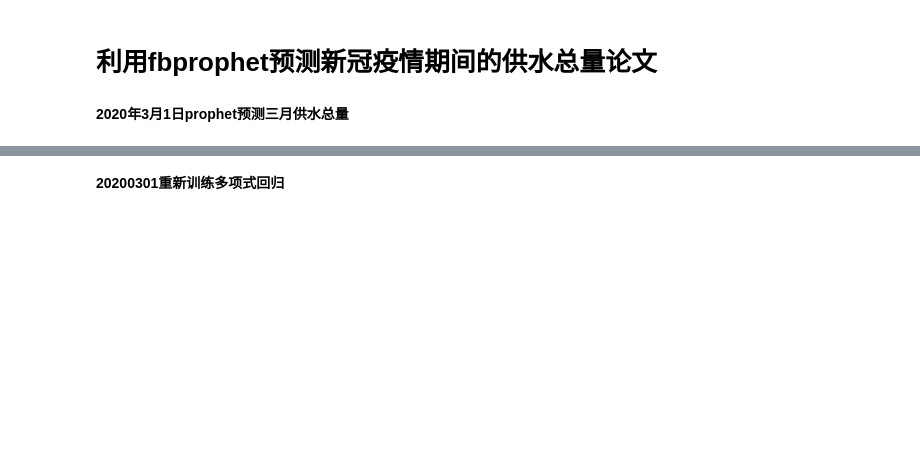
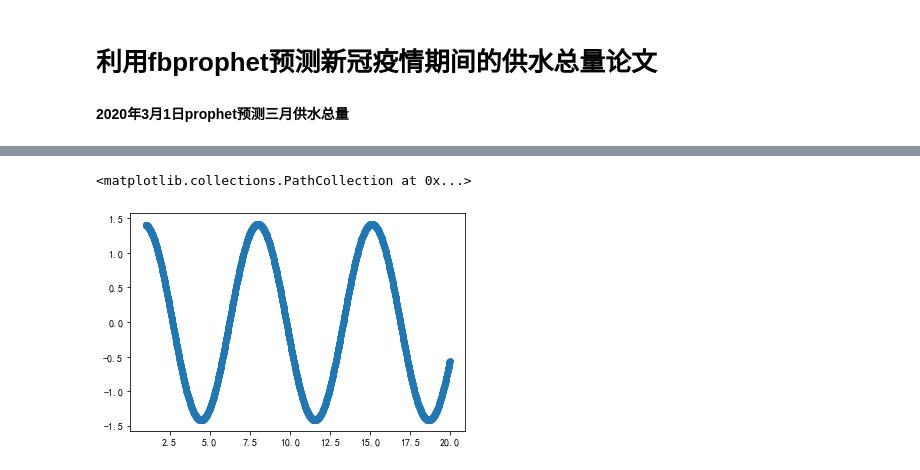
Before and after one commit to jayaston/mypyworks, a Jupyter notebook: 利用fbprophet预测新冠疫情期间的供水总量论文.ipynb, the cells around one changed output, grey strips where cells are left out. Cells and saved outputs as stored; diff of their text form; code cells hidden in the pictures; blank space fills up the shorter version.

```diff
--- a/利用fbprophet预测新冠疫情期间的供水总量论文.ipynb
+++ b/利用fbprophet预测新冠疫情期间的供水总量论文.ipynb
@@ -617,2 +428,0 @@ sup_water['2020-2-3':].plot()
-# %% [markdown]
-**20200301重新训练多项式回归**
@@ -660,0 +429,6 @@ pd.Series(curve,index=pd.date_range('2020-2-3','2020-3-31')).to_excel(r'C:\Users
+# %%
+x=np.linspace(1, 20, 1000)
+plt.scatter(x,(1*np.sin(6.18/7*x)+1*np.cos(6.18/7*x)))
+# %% [output]
+<matplotlib.collections.PathCollection at 0x...>
+[figure, added]
```
Also changed, not shown: parts of 118 cells of this notebook, 7 other files.
